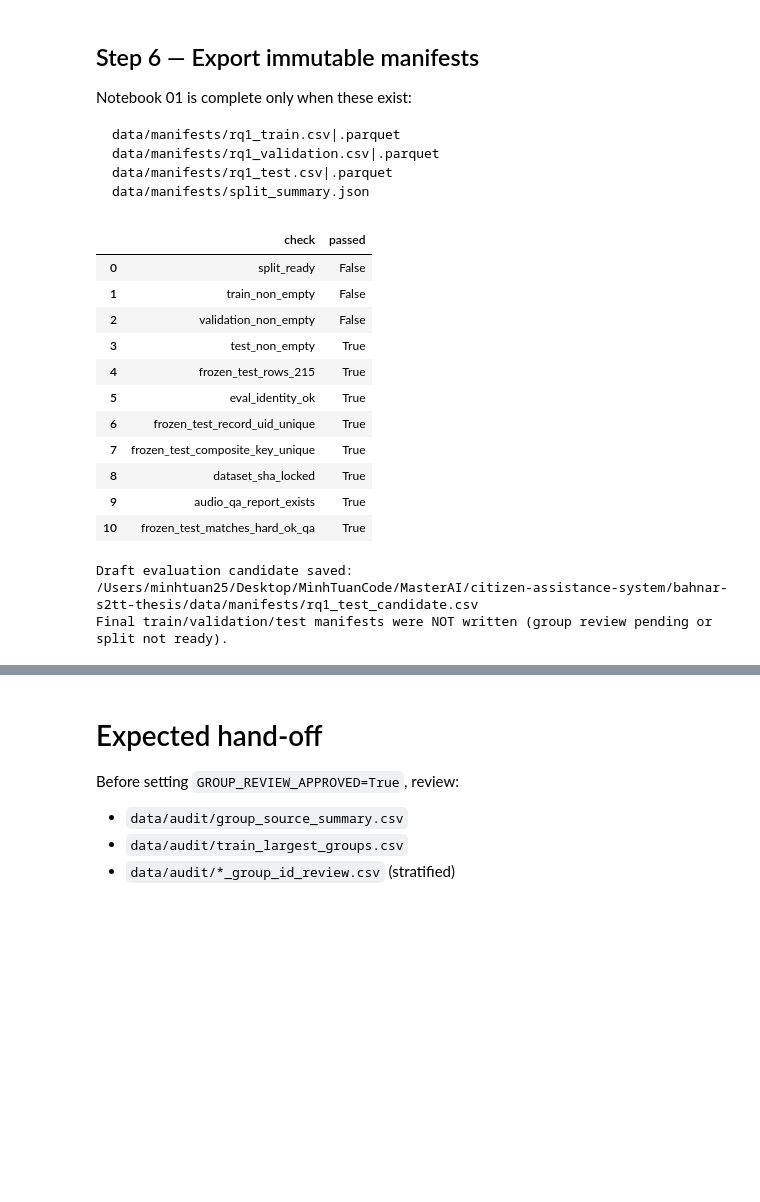
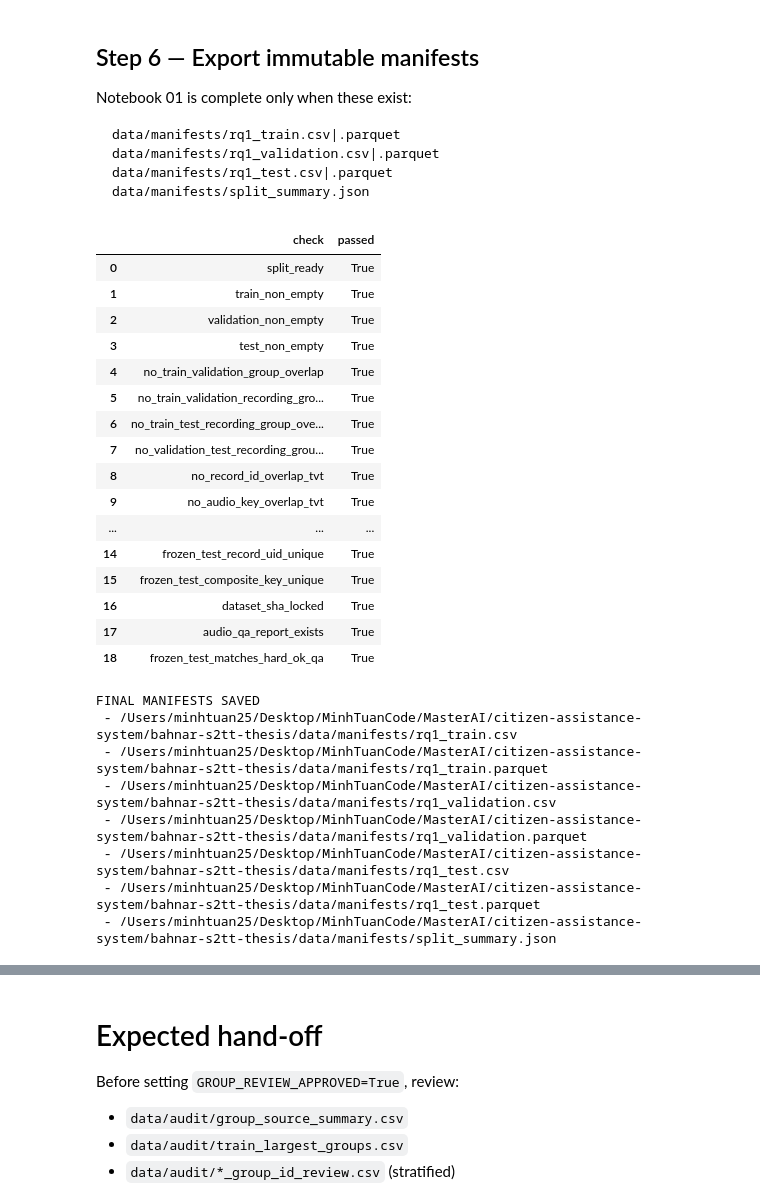
Before and after one commit to MinhTuanDev25/citizen-assistance-system, a Jupyter notebook: bahnar-s2tt-thesis/notebooks/01_data_audit_and_split.ipynb, the cells around one changed output, grey strips where cells are left out. Cells and saved outputs as stored; diff of their text form; code cells hidden in the pictures; blank space fills up the shorter version.

Commit message:
feat: done explore data

```diff
--- a/bahnar-s2tt-thesis/notebooks/01_data_audit_and_split.ipynb
+++ b/bahnar-s2tt-thesis/notebooks/01_data_audit_and_split.ipynb
@@ -682,7 +690,7 @@ def add_stable_keys(df):
 
 metadata = {k: add_stable_keys(v) for k, v in metadata.items()}
 # %%
-# Cell 11 — Derive recording_group_id / group_id (+ collision namespace)
+# Cell 11 — Derive recording_group_id / group_id (+ collision audit, no namespace)
 EXPLICIT_GROUP_COLUMNS = [
     "video_id", "source_video_id", "youtube_id", "recording_id", "session_id",
     "source_id", "source", "video_url", "url", "playlist_id", "channel_id",
@@ -698,10 +706,15 @@ for split in metadata:
         axis=1,
     )
     metadata[split] = pd.concat([metadata[split], groups], axis=1)
-    metadata[split], collisions = namespace_cross_source_collisions(metadata[split])
+
+    # Audit-only: detect cross-source collisions; do NOT rewrite group_id.
+    collisions = audit_cross_source_collisions(metadata[split])
     collisions.to_csv(DIRS["audit"] / f"{split}_group_id_cross_source_collisions.csv", index=False)
     if len(collisions):
-        print(f"{split}: namespaced {len(collisions)} cross-source recording_group_id collision(s)")
+        print(f"{split}: detected {len(collisions)} cross-source recording_group_id collision(s) (reported only; group_id unchanged)")
+
+    # Hard invariant: prefix recording_group_id <-> single canonical group_id
+    assert_prefix_recording_group_invariant(metadata[split])
 
 # Combined collision report
 collision_frames = []
@@ -1296,9 +1309,23 @@ else:
     rq1_train["split"] = "train"
     rq1_validation["split"] = "validation"
 
-    group_overlap = set(rq1_train["group_id"]) & set(rq1_validation["group_id"])
+    group_overlap = set(rq1_train["group_id"].astype(str)) & set(rq1_validation["group_id"].astype(str))
     if group_overlap:
-        raise RuntimeError(f"Group leakage detected: {list(group_overlap)[:5]}")
+        raise RuntimeError(f"group_id leakage train/validation: {list(group_overlap)[:5]}")
+
+    rg_train = set(rq1_train["recording_group_id"].astype(str))
+    rg_val = set(rq1_validation["recording_group_id"].astype(str))
+    rg_test = set(eval_candidate["recording_group_id"].astype(str))
+    rg_tv = rg_train & rg_val
+    if rg_tv:
+        raise RuntimeError(f"recording_group_id leakage train/validation: {list(rg_tv)[:5]}")
+    rg_tt = rg_train & rg_test
+    if rg_tt:
+        raise RuntimeError(f"recording_group_id leakage train/test: {list(rg_tt)[:5]}")
+    rg_vt = rg_val & rg_test
+    if rg_vt:
+        raise RuntimeError(f"recording_group_id leakage validation/test: {list(rg_vt)[:5]}")
+
     if set(rq1_train["pair_key"]) & set(eval_candidate["pair_key"]):
         raise RuntimeError("train/test pair_key overlap")
     if set(rq1_validation["pair_key"]) & set(eval_candidate["pair_key"]):
@@ -1333,6 +1360,6 @@ else:
     print(f"size_error: {split_selection['size_error']:.6f}")
     print(f"source_balance_l1: {split_selection['source_balance_l1']:.6f}")
     print("Warnings:", split_selection.get("warnings"))
-    print("Group overlap: 0")
+    print("group_id / recording_group_id overlap: 0")
     display(src_dist.head(30))
 # %% [output]
@@ -1397,7 +1444,19 @@ def preflight_export_checks():
     checks["test_non_empty"] = len(eval_candidate) > 0
     if split_ready:
         checks["no_train_validation_group_overlap"] = not bool(
-            set(rq1_train["group_id"]) & set(rq1_validation["group_id"])
+            set(rq1_train["group_id"].astype(str)) & set(rq1_validation["group_id"].astype(str))
+        )
+        checks["no_train_validation_recording_group_overlap"] = not bool(
+            set(rq1_train["recording_group_id"].astype(str))
+            & set(rq1_validation["recording_group_id"].astype(str))
+        )
+        checks["no_train_test_recording_group_overlap"] = not bool(
+            set(rq1_train["recording_group_id"].astype(str))
+            & set(eval_candidate["recording_group_id"].astype(str))
+        )
+        checks["no_validation_test_recording_group_overlap"] = not bool(
+            set(rq1_validation["recording_group_id"].astype(str))
+            & set(eval_candidate["recording_group_id"].astype(str))
         )
         rid_t = set(rq1_train["record_id"].astype(str))
         rid_v = set(rq1_validation["record_id"].astype(str))
@@ -1494,46 +1553,57 @@ if split_ready and preflight_df["passed"].all():
             "train_hours_meta": round(float(rq1_train["duration_seconds"].fillna(0).sum()) / 3600, 3),
             "validation_hours_meta": round(float(rq1_validation["duration_seconds"].fillna(0).sum()) / 3600, 3),
             "test_hours": round(float(eval_candidate["duration_seconds"].fillna(0).sum()) / 3600, 4),
             "validation_row_pct_of_clean_pool": round(
                 100.0 * len(rq1_validation) / max(len(clean_train_pool), 1), 4
             ),
         },
         "manifest_sha256": {
             "rq1_train.csv": sha256_file(train_csv),
             "rq1_validation.csv": sha256_file(validation_csv),
             "rq1_test.csv": sha256_file(test_csv),
         },
     }
     with open(DIRS["manifests"] / "split_summary.json", "w", encoding="utf-8") as handle:
         json.dump(summary, handle, ensure_ascii=False, indent=2)
 
     print("FINAL MANIFESTS SAVED")
     for path in (train_csv, train_parquet, validation_csv, validation_parquet, test_csv, test_parquet):
         print(" -", path)
     print(" -", DIRS["manifests"] / "split_summary.json")
 elif split_ready:
     raise RuntimeError(
         "Export blocked: one or more mandatory preflight checks failed. "
         "See data/audit/export_preflight_checks.csv — manifests NOT written."
     )
 else:
     print("Draft evaluation candidate saved:", draft_test_csv)
     print("Final train/validation/test manifests were NOT written (group review pending or split not ready).")
 # %% [output]
 |  | check | passed |
-| 0 | split_ready | False |
-| 1 | train_non_empty | False |
-| 2 | validation_non_empty | False |
+| 0 | split_ready | True |
+| 1 | train_non_empty | True |
+| 2 | validation_non_empty | True |
 | 3 | test_non_empty | True |
-| 4 | frozen_test_rows_215 | True |
-| 5 | eval_identity_ok | True |
-| 6 | frozen_test_record_uid_unique | True |
-| 7 | frozen_test_composite_key_unique | True |
-| 8 | dataset_sha_locked | True |
-| 9 | audio_qa_report_exists | True |
-| 10 | frozen_test_matches_hard_ok_qa | True |
+| 4 | no_train_validation_group_overlap | True |
+| 5 | no_train_validation_recording_gro... | True |
+| 6 | no_train_test_recording_group_ove... | True |
+| 7 | no_validation_test_recording_grou... | True |
+| 8 | no_record_id_overlap_tvt | True |
+| 9 | no_audio_key_overlap_tvt | True |
+| ... | ... | ... |
+| 14 | frozen_test_record_uid_unique | True |
+| 15 | frozen_test_composite_key_unique | True |
+| 16 | dataset_sha_locked | True |
+| 17 | audio_qa_report_exists | True |
+| 18 | frozen_test_matches_hard_ok_qa | True |
-Draft evaluation candidate saved: /Users/minhtuan25/Desktop/MinhTuanCode/MasterAI/citizen-assistance-system/bahnar-s2tt-thesis/data/manifests/rq1_test_candidate.csv
-Final train/validation/test manifests were NOT written (group review pending or split not ready).
+FINAL MANIFESTS SAVED
+ - /Users/minhtuan25/Desktop/MinhTuanCode/MasterAI/citizen-assistance-system/bahnar-s2tt-thesis/data/manifests/rq1_train.csv
+ - /Users/minhtuan25/Desktop/MinhTuanCode/MasterAI/citizen-assistance-system/bahnar-s2tt-thesis/data/manifests/rq1_train.parquet
+ - /Users/minhtuan25/Desktop/MinhTuanCode/MasterAI/citizen-assistance-system/bahnar-s2tt-thesis/data/manifests/rq1_validation.csv
+ - /Users/minhtuan25/Desktop/MinhTuanCode/MasterAI/citizen-assistance-system/bahnar-s2tt-thesis/data/manifests/rq1_validation.parquet
+ - /Users/minhtuan25/Desktop/MinhTuanCode/MasterAI/citizen-assistance-system/bahnar-s2tt-thesis/data/manifests/rq1_test.csv
+ - /Users/minhtuan25/Desktop/MinhTuanCode/MasterAI/citizen-assistance-system/bahnar-s2tt-thesis/data/manifests/rq1_test.parquet
+ - /Users/minhtuan25/Desktop/MinhTuanCode/MasterAI/citizen-assistance-system/bahnar-s2tt-thesis/data/manifests/split_summary.json
 # %%
 # Cell 17 — Integrity checks and final report
 if split_ready:
```
Also changed, not shown: parts of 8 cells of this notebook, 2 other files.
